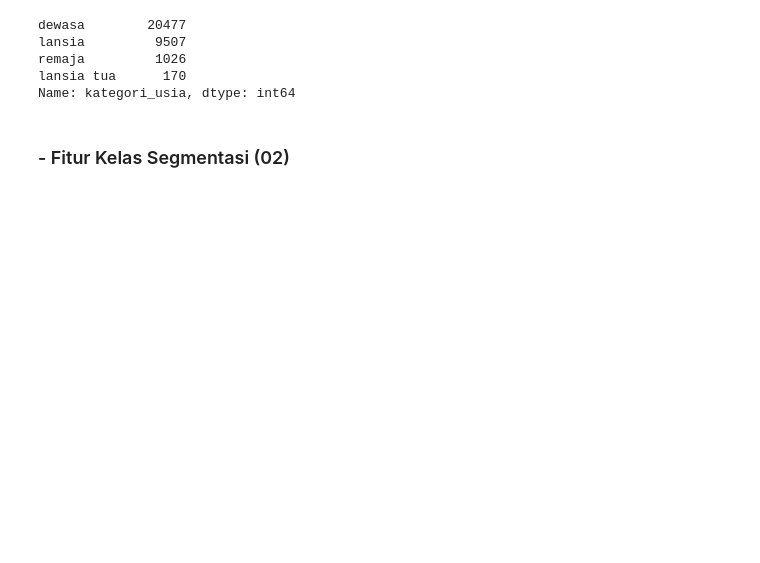
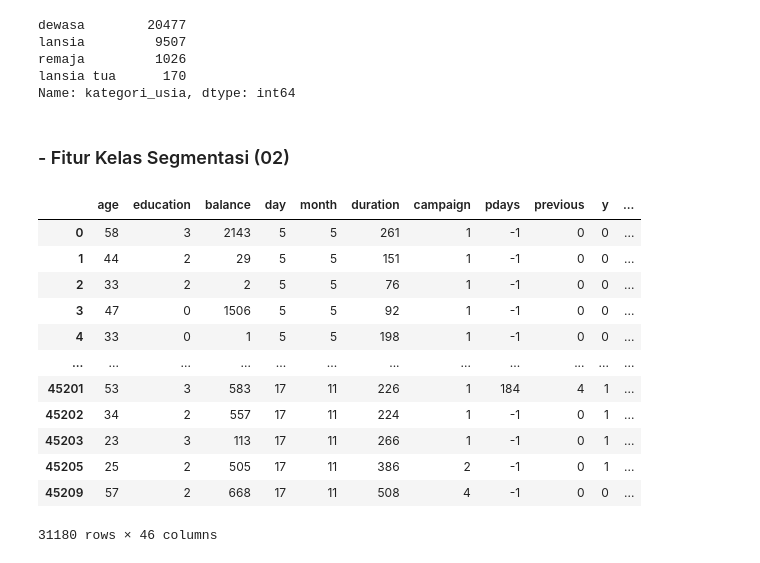
Before and after one commit to rendybk/finpro_model_masetros, a Jupyter notebook: Finpro_Phase_1.ipynb, the cells around one changed output. Cells and saved outputs as stored; diff of their text form; code cells hidden in the pictures; blank space fills up the shorter version.

```diff
--- a/Finpro_Phase_1.ipynb
+++ b/Finpro_Phase_1.ipynb
@@ -561,19 +596,21 @@ lansia tua      170
 Name: kategori_usia, dtype: int64
 # %% [markdown]
 ### - Fitur Kelas Segmentasi (02)
-# %%
-def categorize_balance(balance):
-    if balance < 0:
-        return 'Korban Pinjol'
-    elif 0 <= balance <= 100:
-        return 'SES - E'
-    elif 100 < balance <= 300:
-        return 'SES - D'
-    elif 300 < balance <= 700:
-        return 'SES - C'
-    elif 700 < balance <= 1200:
-        return 'SES - B'
-    else:
-        return 'SES - A'
-
-data['kategori_pendapatan'] = data['balance'].apply(categorize_balance)
+# %%
+# Fungsi Negative Balance
+def negative_balance(balance):
+    if balance <= 0:
+        return 'Korban Pinjol'
+    else:
+        return None
+
+# Fungsi Positif Balance
+def positive_balance(balance):
+    if balance <= quantiles[0.25]:
+        return 'SES - D'
+    elif balance <= quantiles[0.5]:
+        return 'SES - C'
+    elif balance <= quantiles[0.75]:
+        return 'SES - B'
+    else:
+        return 'SES - A'
@@ -580,3 +623,24 @@ data['kategori_pendapatan'] = data['balance'].apply(categorize_balance)
+# %%
+data['kategori_pendapatan'] = data['balance'].apply(negative_balance)
+
+# Terapkan fungsi untuk balance positif
+data.loc[data['balance'] > 0, 'kategori_pendapatan'] = data[data['balance'] > 0]['balance'].apply(positive_balance)
+# %%
+data
+# %% [output]
+|  | age | education | balance | day | month | duration | campaign | pdays | previous | y | ... |
+| 0 | 58 | 3 | 2143 | 5 | 5 | 261 | 1 | -1 | 0 | 0 | ... |
+| 1 | 44 | 2 | 29 | 5 | 5 | 151 | 1 | -1 | 0 | 0 | ... |
+| 2 | 33 | 2 | 2 | 5 | 5 | 76 | 1 | -1 | 0 | 0 | ... |
+| 3 | 47 | 0 | 1506 | 5 | 5 | 92 | 1 | -1 | 0 | 0 | ... |
+| 4 | 33 | 0 | 1 | 5 | 5 | 198 | 1 | -1 | 0 | 0 | ... |
+| ... | ... | ... | ... | ... | ... | ... | ... | ... | ... | ... | ... |
+| 45201 | 53 | 3 | 583 | 17 | 11 | 226 | 1 | 184 | 4 | 1 | ... |
+| 45202 | 34 | 2 | 557 | 17 | 11 | 224 | 1 | -1 | 0 | 1 | ... |
+| 45203 | 23 | 3 | 113 | 17 | 11 | 266 | 1 | -1 | 0 | 1 | ... |
+| 45205 | 25 | 2 | 505 | 17 | 11 | 386 | 2 | -1 | 0 | 1 | ... |
+| 45209 | 57 | 2 | 668 | 17 | 11 | 508 | 4 | -1 | 0 | 0 | ... |
+31180 rows × 46 columns
 # %%
 data['kategori_pendapatan'].value_counts()
 # %% [output]
```
Also changed, not shown: parts of 29 cells of this notebook.
